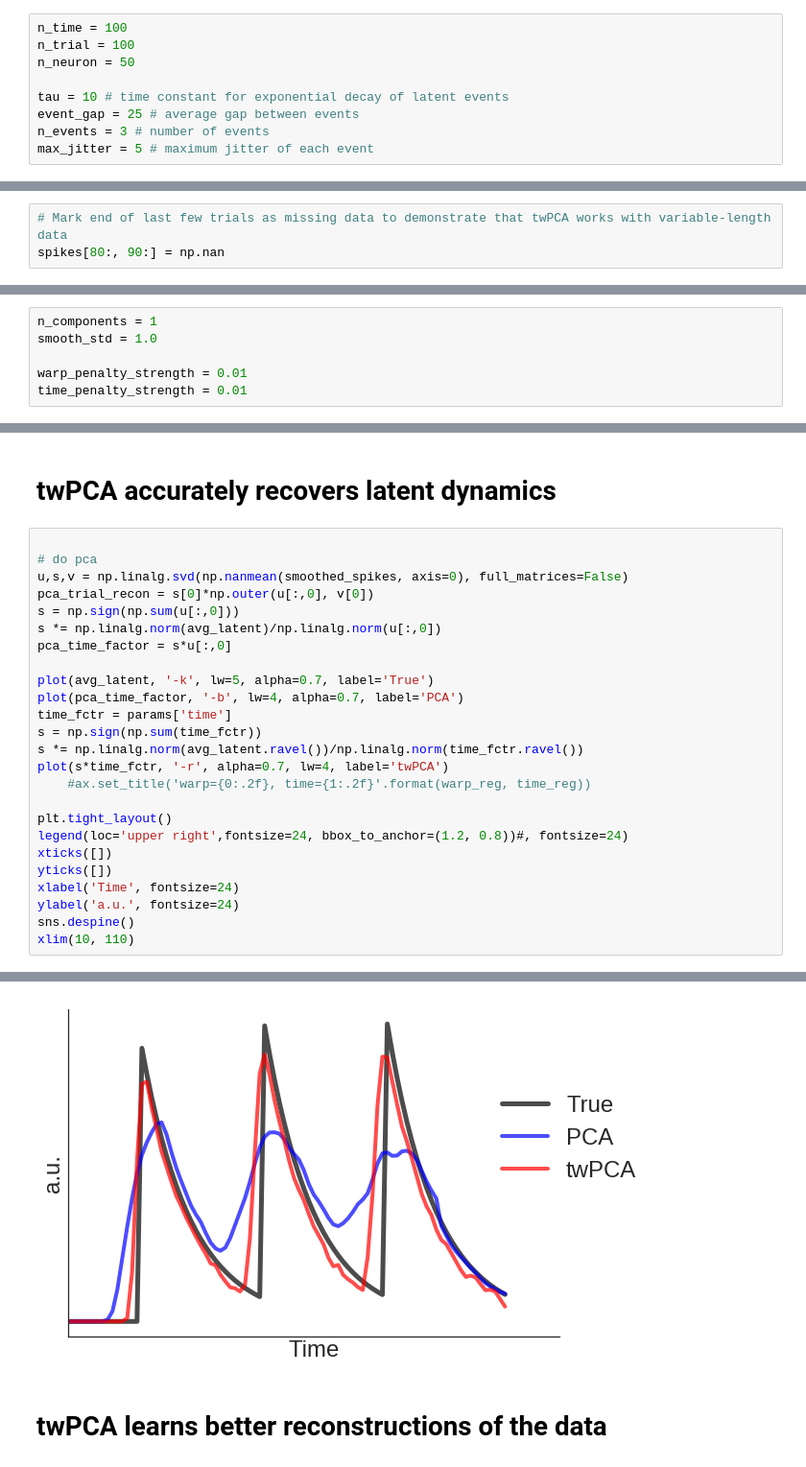
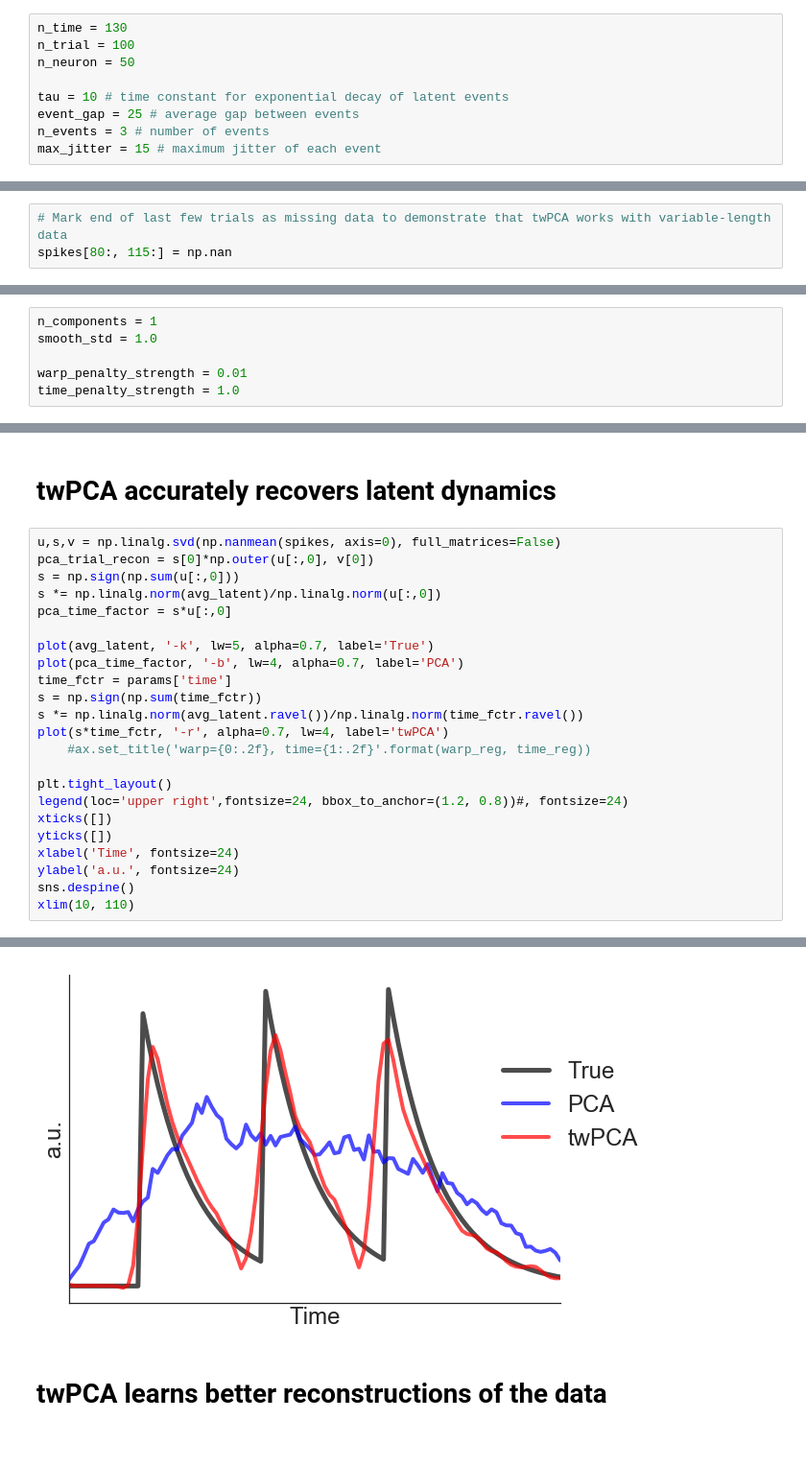
Before and after one commit to ganguli-lab/twpca, a Jupyter notebook: Time-warped PCA demo.ipynb, the cells around one changed output, grey strips where cells are left out. Shown: that part at 96% size. Cells and saved outputs as stored; diff of their text form.

```diff
--- a/Time-warped PCA demo.ipynb
+++ b/Time-warped PCA demo.ipynb
@@ -18,14 +18,14 @@ Populating the interactive namespace from numpy and matplotlib
 # %% [markdown]
 ## Dataset options
 # %%
-n_time = 100
+n_time = 130
 n_trial = 100
 n_neuron = 50
 
 tau = 10 # time constant for exponential decay of latent events
 event_gap = 25 # average gap between events
 n_events = 3 # number of events
-max_jitter = 5 # maximum jitter of each event
+max_jitter = 15 # maximum jitter of each event
 # %% [markdown]
 ## Generate synthetic data
 # %%
@@ -61,7 +61,7 @@ rates /= rates.max()#0,1), keepdims=True)
 spikes = np.random.binomial(1, rates).astype(np.float32)
 # %%
 # Mark end of last few trials as missing data to demonstrate that twPCA works with variable-length data
-spikes[80:, 90:] = np.nan
+spikes[80:, 115:] = np.nan
 # %%
 figure(figsize=(10,3))
 subplot(121)
@@ -82,7 +82,7 @@ n_components = 1
 smooth_std = 1.0
 
 warp_penalty_strength = 0.01
-time_penalty_strength = 0.01
+time_penalty_strength = 1.0
 # %% [markdown]
 ## Construct and fit twPCA model
 # %%
@@ -123,33 +123,31 @@ title('Learned warping functions')
 # %% [markdown]
 # twPCA accurately recovers latent dynamics
 # %%
-
-# do pca
-u,s,v = np.linalg.svd(np.nanmean(smoothed_spikes, axis=0), full_matrices=False)
+u,s,v = np.linalg.svd(np.nanmean(spikes, axis=0), full_matrices=False)
 pca_trial_recon = s[0]*np.outer(u[:,0], v[0])
 s = np.sign(np.sum(u[:,0]))
 s *= np.linalg.norm(avg_latent)/np.linalg.norm(u[:,0])
 pca_time_factor = s*u[:,0]
 
 plot(avg_latent, '-k', lw=5, alpha=0.7, label='True')
 plot(pca_time_factor, '-b', lw=4, alpha=0.7, label='PCA')
 time_fctr = params['time']
 s = np.sign(np.sum(time_fctr))
 s *= np.linalg.norm(avg_latent.ravel())/np.linalg.norm(time_fctr.ravel())
 plot(s*time_fctr, '-r', alpha=0.7, lw=4, label='twPCA')
     #ax.set_title('warp={0:.2f}, time={1:.2f}'.format(warp_reg, time_reg))
 
 plt.tight_layout()
 legend(loc='upper right',fontsize=24, bbox_to_anchor=(1.2, 0.8))#, fontsize=24)
 xticks([])
 yticks([])
 xlabel('Time', fontsize=24)
 ylabel('a.u.', fontsize=24)
 sns.despine()
 xlim(10, 110)
 # %% [output]
 (10, 110)
-[figure, old version]
+[figure, new version]
 # %% [markdown]
 # twPCA learns better reconstructions of the data
 # %%
```
Also changed, not shown: parts of 3 cells of this notebook.
